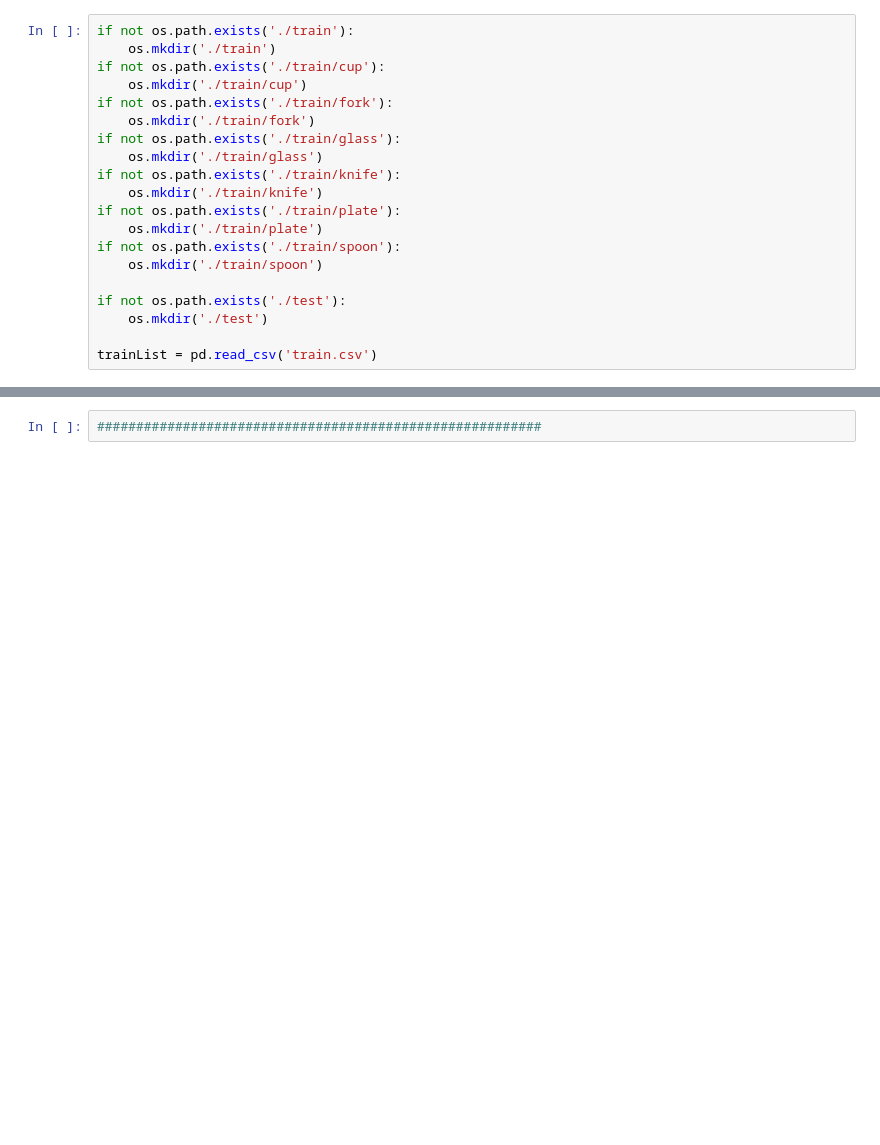
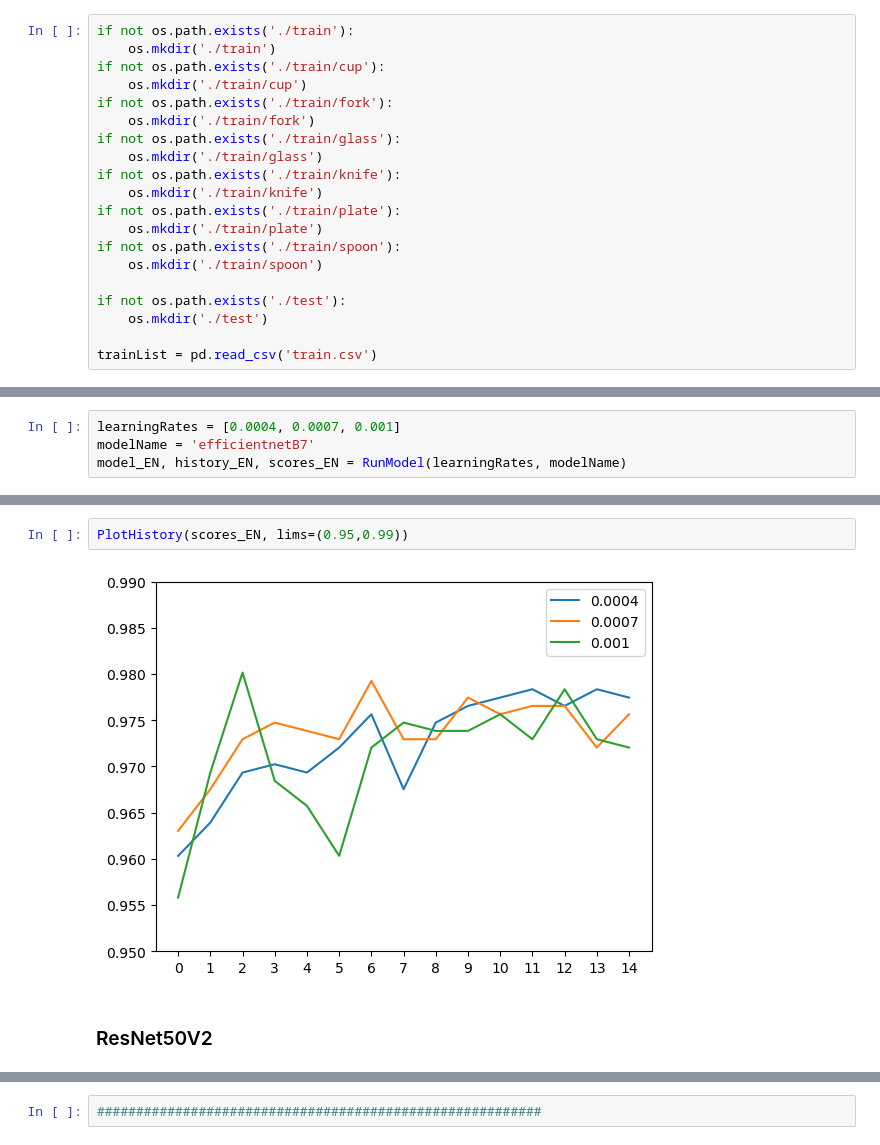
Before and after one commit to maclavijo/Kitchenware-Project, a Jupyter notebook: Kitchenware.ipynb, the cells around one changed output, grey strips where cells are left out. Drawn from its saved outputs; the diff is of its cells as text; blank space fills up the shorter version.

```diff
--- a/Kitchenware.ipynb
+++ b/Kitchenware.ipynb
@@ -282,0 +333,4 @@ plt.legend()
+# %%
+learningRates = [0.0004, 0.0007, 0.001]
+modelName = 'efficientnetB7'
+model_EN, history_EN, scores_EN = RunModel(learningRates, modelName)
@@ -282,0 +355,6 @@ plt.legend()
+# %%
+PlotHistory(scores_EN, lims=(0.95,0.99))
+# %% [output]
+[figure, added]
+# %% [markdown]
+### ResNet50V2
```
Also changed, not shown: parts of 82 cells of this notebook, 1 other file.
